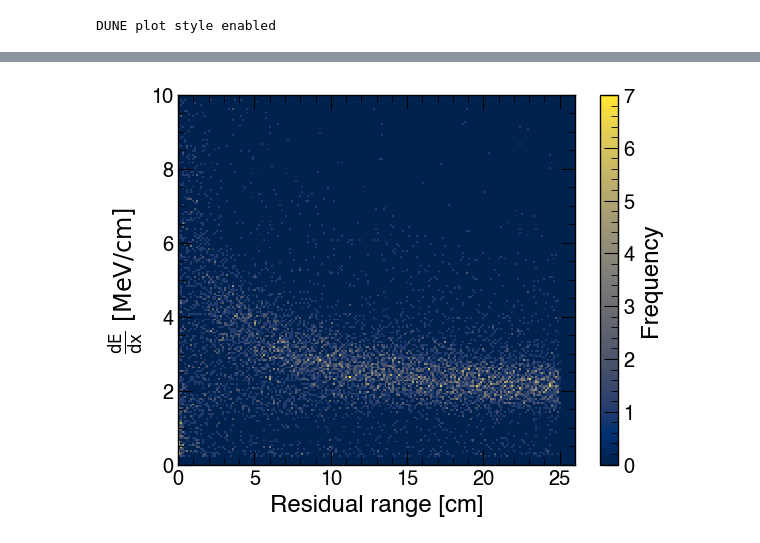
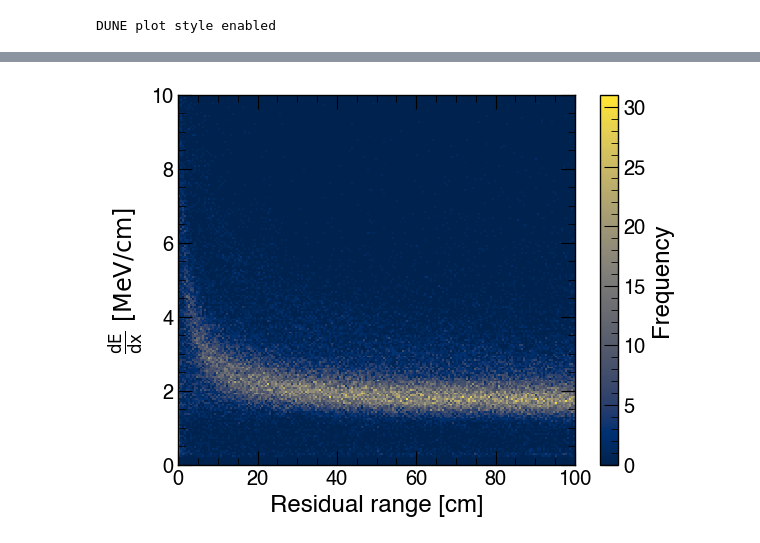
Before and after one commit to sungbinoh/SBND_chi2_study, a Jupyter notebook: chi2_pid_ana.ipynb, the cells around one changed output, grey strips where cells are left out. Saved outputs shown, nothing was run; the diff lists cells and outputs as text; code cells hidden in the pictures.

```diff
--- a/chi2_pid_ana.ipynb
+++ b/chi2_pid_ana.ipynb
@@ -78,7 +78,9 @@ def Signal(df): # signal definition
     is_1p0pi = (df.mult_proton_def == 1) & (df.mult_picharged_def == 0) & (df.mult_pizero == 0)
     return is_fv & is_numu & is_cc # & is_1p0pi
 # %%
-fname = '/Users/sungbino/Study/FNAL/SBND/data/flatcaf/2023B/GENIE_CV/caf.flat.caf-993b3810-d027-402c-8486-f42abb1b0bd3.root'
+#fname = '/Users/sungbino/Study/FNAL/SBND/data/flatcaf/2023B/GENIE_CV/caf.flat.caf-993b3810-d027-402c-8486-f42abb1b0bd3.root'
+#fname = '/Users/sungbino/Study/FNAL/SBND/data/flatcaf/2024A_test/2024_genie_cv/reco2_hadd.root'
+fname = '/Users/sungbino/Study/FNAL/SBND/data/flatcaf/2024A_test/2024_genie_cv/reco2_5_files_hadd.root'
 events = uproot.open(fname+":recTree")
 # %%
 # MC truth
@@ -217,6 +200,10 @@ leading_muon[('trk')]
+# %%
+# Track score cut
+cut_trk_score = (leading_muon[('reco',      'pfp', 'trackScore')] > 0.5)
+trk_muon = leading_muon[cut_trk_score]
 # %%
 # Contained muon selection
 #cut_contained = (InFV(df_1mucut[('trk', 'start')])) & InFV(df_1mucut[('trk', 'end')])
-cut_contained = (InFV(leading_muon[('trk', 'start')])) & InFV(leading_muon[('trk', 'end')])
-df_contained_muon = leading_muon[cut_contained]
+cut_contained = (InFV(trk_muon[('trk', 'start')])) & InFV(trk_muon[('trk', 'end')])
+df_contained_muon = trk_muon[cut_contained]
 # %%
@@ -241,15 +240,15 @@ hit2_sel_df = pd.merge(pfptrkhit2df.reset_index(), df_contained_muon.reset_index
 #hit0_sel_df = hit0_sel_df.set_index(["entry", "rec.slc..index", "rec.slc.reco.pfp..index", "rec.slc.reco.pfp.trk.calo.points..index"], verify_integrity=True)[hit_branches]
 #hit1_sel_df = hit1_sel_df.set_index(["entry", "rec.slc..index", "rec.slc.reco.pfp..index", "rec.slc.reco.pfp.trk.calo.points..index"], verify_integrity=True)[hit_branches]
 #hit2_sel_df = hit2_sel_df.set_index(["entry", "rec.slc..index", "rec.slc.reco.pfp..index", "rec.slc.reco.pfp.trk.calo.points..index"], verify_integrity=True)[hit_branches]
-hit0_sel_df = hit0_sel_df[hit_branches]
-hit1_sel_df = hit1_sel_df[hit_branches]
-hit2_sel_df = hit2_sel_df[hit_branches]
+#hit0_sel_df = hit0_sel_df[hit_branches]
+#hit1_sel_df = hit1_sel_df[hit_branches]
+#hit2_sel_df = hit2_sel_df[hit_branches]
 # %%
-plt.hist2d(hit0_sel_df['rr'], hit0_sel_df['dedx'], bins=200, range = [[0, 26],[0,10]])
+plt.hist2d(hit0_sel_df['rr'], hit0_sel_df['dedx'], bins=200, range = [[0, 100],[0,10]])
 plt.colorbar(label='Frequency')
 plt.xlabel('Residual range [cm]')
 plt.ylabel(r'$\mathrm{\frac{dE}{dx}~[MeV/cm]}$')
 #plt.savefig('./life_time/plots_2d/t_drift_vs_dqdx.pdf')
 plt.show()
 # %% [output]
-[figure, old version]
+[figure, new version]
```
Also changed, not shown: parts of 10 cells of this notebook, 2 other files.
